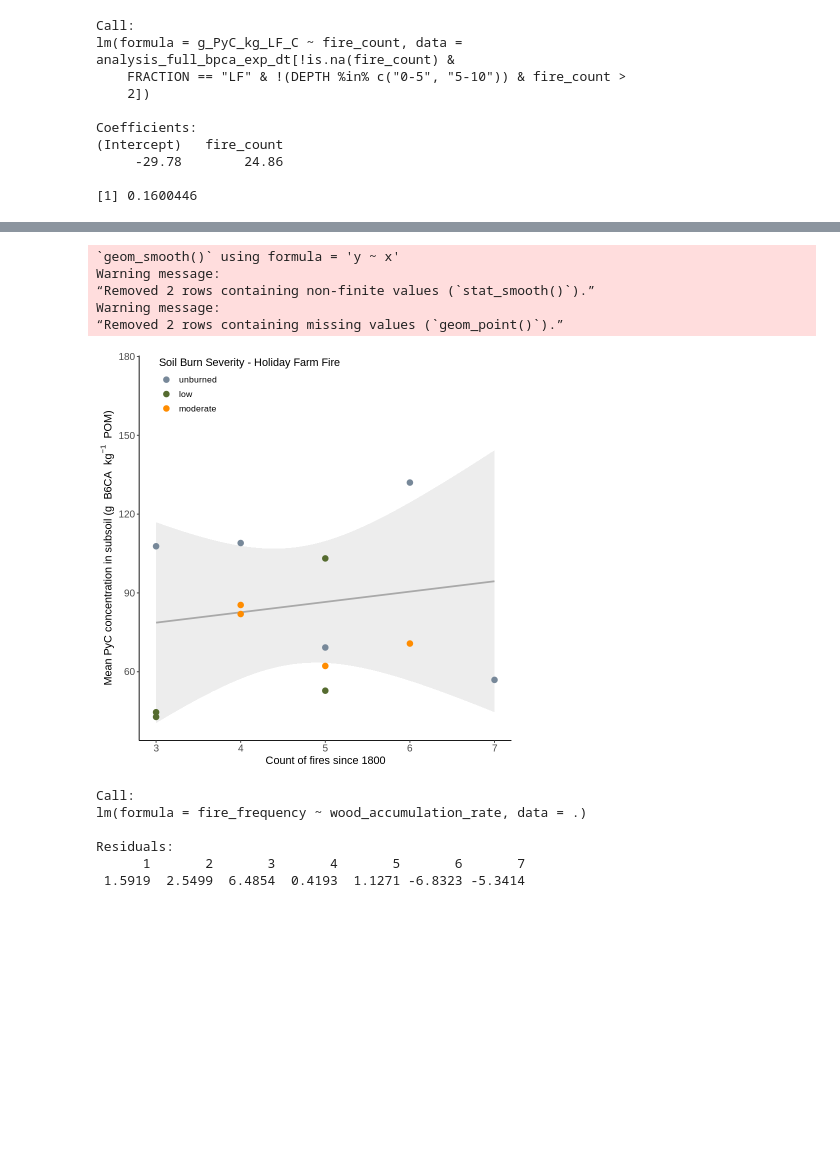
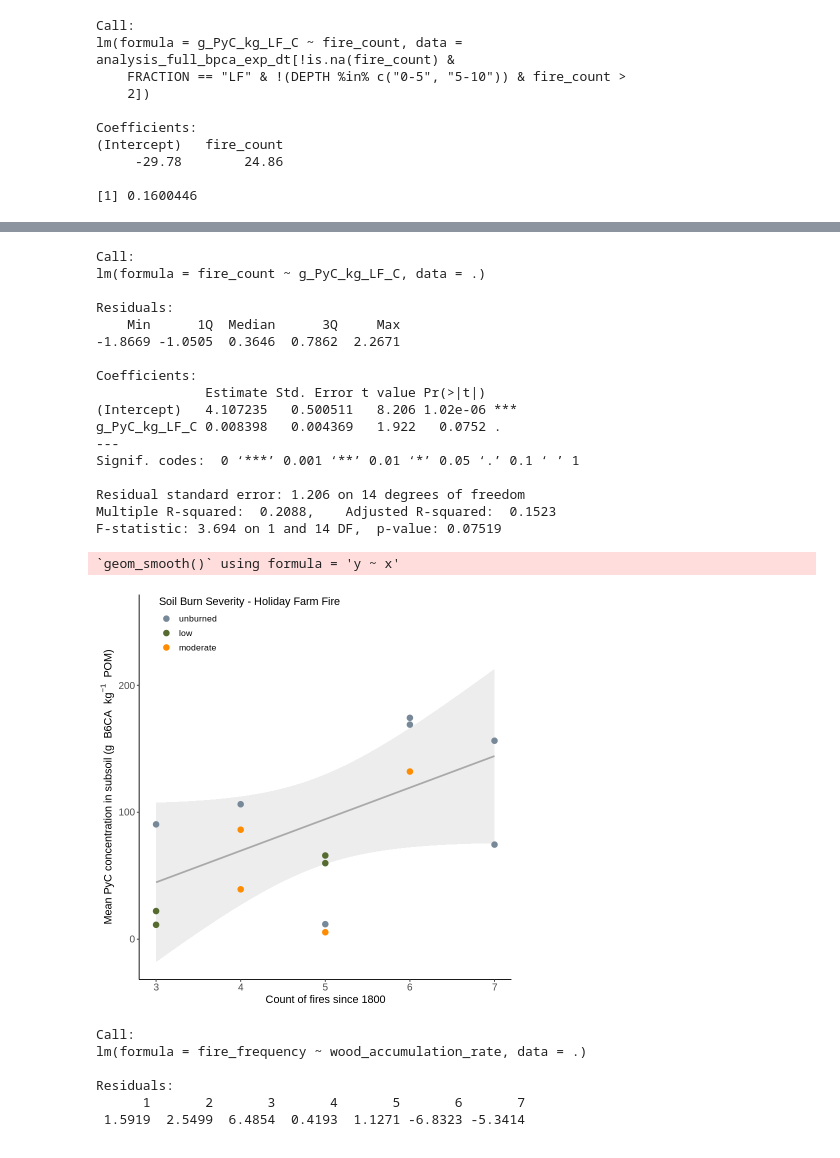
Before and after one commit to hayleypc/BPCA_HFF, a Jupyter notebook: BPCA_analysis_plotting.ipynb, the cells around one changed output, grey strips where cells are left out. Saved outputs shown, nothing was run; the diff lists cells and outputs as text; code cells hidden in the pictures; blank space fills up the shorter version.

```diff
--- a/BPCA_analysis_plotting.ipynb
+++ b/BPCA_analysis_plotting.ipynb
@@ -827,32 +877,48 @@ analysis_full_bpca_exp_dt %>% names
 [27] "fire_count"                "fire_frequency"
 # %%
 #'whitesmoke'
+analysis_full_bpca_exp_dt[!is.na(fire_count) &FRACTION =='LF' &!(DEPTH %in% c('0-5','5-10'))&fire_count>2][,list(g_PyC_kg_LF_C = mean(g_PyC_kg_LF_C)),by=.(SITE,fire_count,fire_frequency,BURN_SEVERITY)] %>%
+  lm(fire_count~g_PyC_kg_LF_C,.) %>%
+  summary()
 
 analysis_full_bpca_exp_dt[!is.na(fire_count) &FRACTION =='LF' &!(DEPTH %in% c('0-5','5-10'))&fire_count>2][,list(g_PyC_kg_LF_C = mean(g_PyC_kg_LF_C)),by=.(SITE,fire_count,fire_frequency,BURN_SEVERITY)] %>%
 ggplot(aes(y = g_PyC_kg_LF_C, x = fire_count)) +
   geom_smooth(method = 'lm',
               se = TRUE,
               colour = 'darkgray',
               fill = 'lightgray') +
   geom_point(aes(color = BURN_SEVERITY), size = 3) +
   theme_classic() +
   theme(legend.position = c(.3, .92), text = element_text(size = 13),
         axis.text = element_text(size = 12)) +
   scale_color_manual(values = c('LightSlateGray', 'darkolivegreen', 'DarkOrange'),
                       name = 'Soil Burn Severity - Holiday Farm Fire',
                       labels = c('unburned', 'low', 'moderate')) +
    # ylab('Mean years to CWD capacity')       +
   #  ylab(bquote('Mean annual CWD accumulation rate ('*~kg ~ m ^-2~') '))       +
  # ylab(bquote('PyC concentration in POM (' * g ~ 'B6CA' ~ kg^-1 ~ 'C' * ')')) +
    ylab(bquote('Mean PyC concentration in subsoil ('* g ~ 'B6CA' ~ kg^-1 ~ 'POM'*')')) +
   xlab('Count of fires since 1800')
 # %% [output]
-`geom_smooth()` using formula = 'y ~ x'
-Warning message:
-“Removed 2 rows containing non-finite values (`stat_smooth()`).”
-Warning message:
-“Removed 2 rows containing missing values (`geom_point()`).”
+Call:
+lm(formula = fire_count ~ g_PyC_kg_LF_C, data = .)
+
+Residuals:
+    Min      1Q  Median      3Q     Max
+-1.8669 -1.0505  0.3646  0.7862  2.2671
+
+Coefficients:
+              Estimate Std. Error t value Pr(>|t|)
+(Intercept)   4.107235   0.500511   8.206 1.02e-06 ***
+g_PyC_kg_LF_C 0.008398   0.004369   1.922   0.0752 .
+---
+Signif. codes:  0 ‘***’ 0.001 ‘**’ 0.01 ‘*’ 0.05 ‘.’ 0.1 ‘ ’ 1
+
+Residual standard error: 1.206 on 14 degrees of freedom
+Multiple R-squared:  0.2088,    Adjusted R-squared:  0.1523
+F-statistic: 3.694 on 1 and 14 DF,  p-value: 0.07519
+`geom_smooth()` using formula = 'y ~ x'
-[figure, old version]
+[figure, new version]
 # %%
 names(analysis_full_bpca_exp_dt)
 # %%
```
Also changed, not shown: parts of 3 cells of this notebook.
